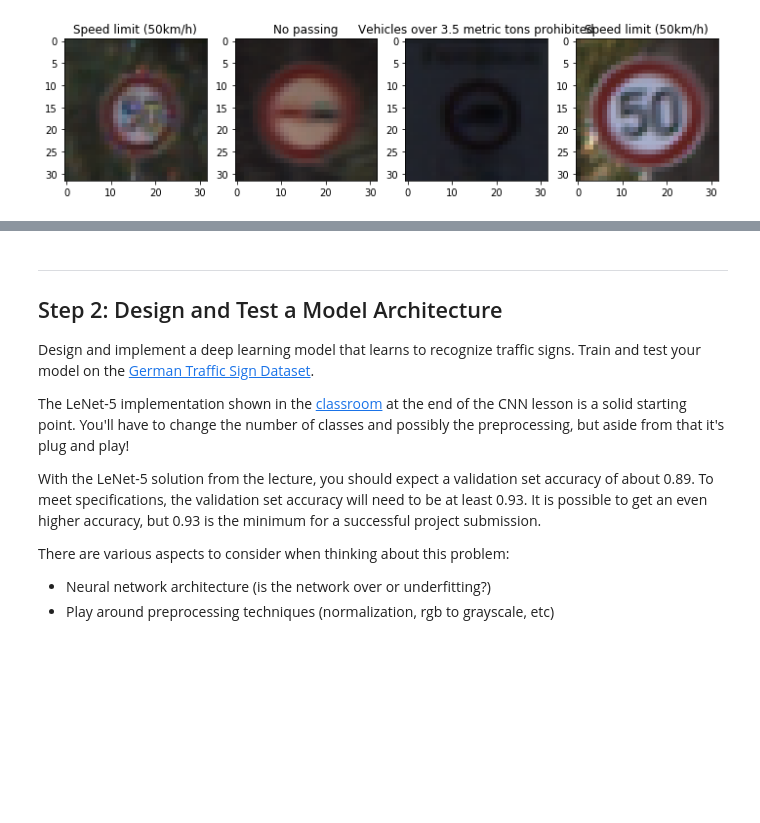
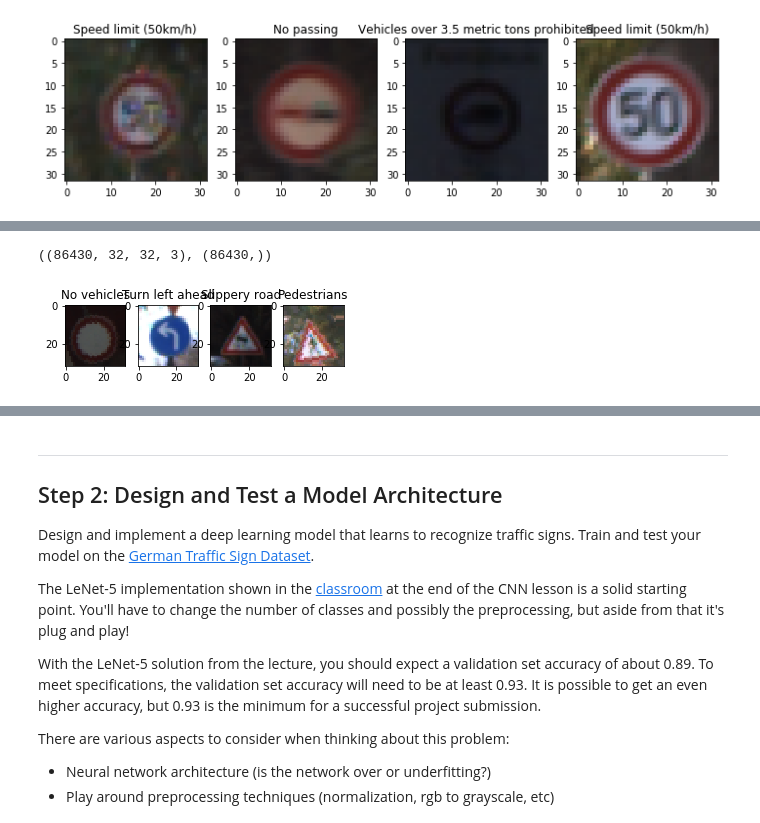
Before and after one commit to mehrshadshams/CarND-Traffic-Sign-Classifier-Project, a Jupyter notebook: Traffic_Sign_Classifier.ipynb, the cells around one changed output, grey strips where cells are left out. Drawn from its saved outputs; the diff is of its cells as text; code cells hidden in the pictures; blank space fills up the shorter version.

```diff
--- a/Traffic_Sign_Classifier.ipynb
+++ b/Traffic_Sign_Classifier.ipynb
@@ -128,0 +178,19 @@ df.groupby('label')['label'].count().plot(kind='bar', legend=True, figsize=(10,
+# %%
+new_X_train, new_y_train = shuffle(new_X_train, new_y_train)
+# %%
+new_X_train.shape, new_y_train.shape
+# %% [output]
+((86430, 32, 32, 3), (86430,))
+# %%
+with open('new_train.p', mode='wb') as f:
+    d = {'features': new_X_train, 'labels': new_y_train}
+    pickle.dump(d, f)
+# %%
+with open('new_train.p', mode='rb') as f:
+    new_train = pickle.load(f)
+# %%
+X_train, y_train = new_train['features'], new_train['labels']
+# %%
+show_images(X_train[0:4], [sign_label_names[y_train[y]] for y in range(4)])
+# %% [output]
+[figure, added]
```
Also changed, not shown: parts of 27 cells of this notebook, 6 other files.
